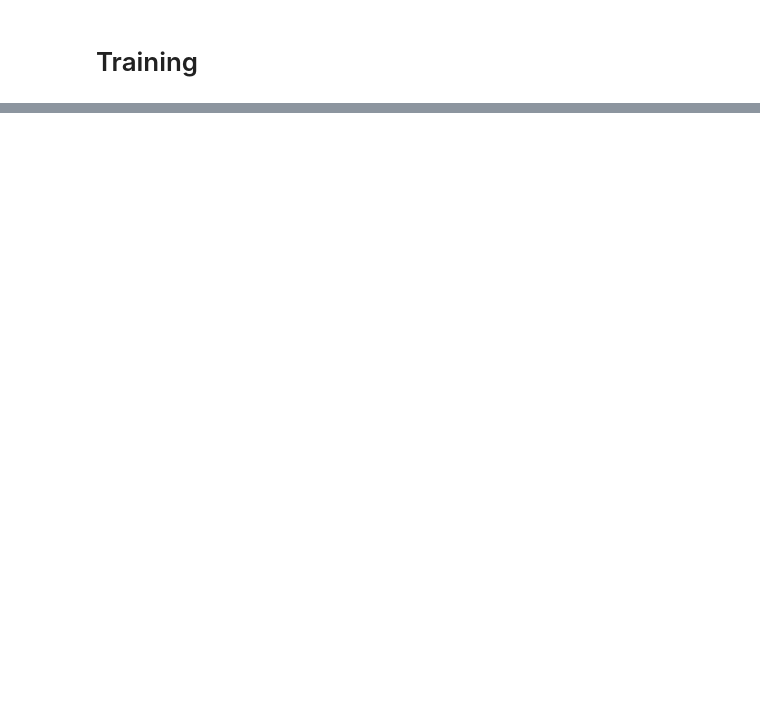
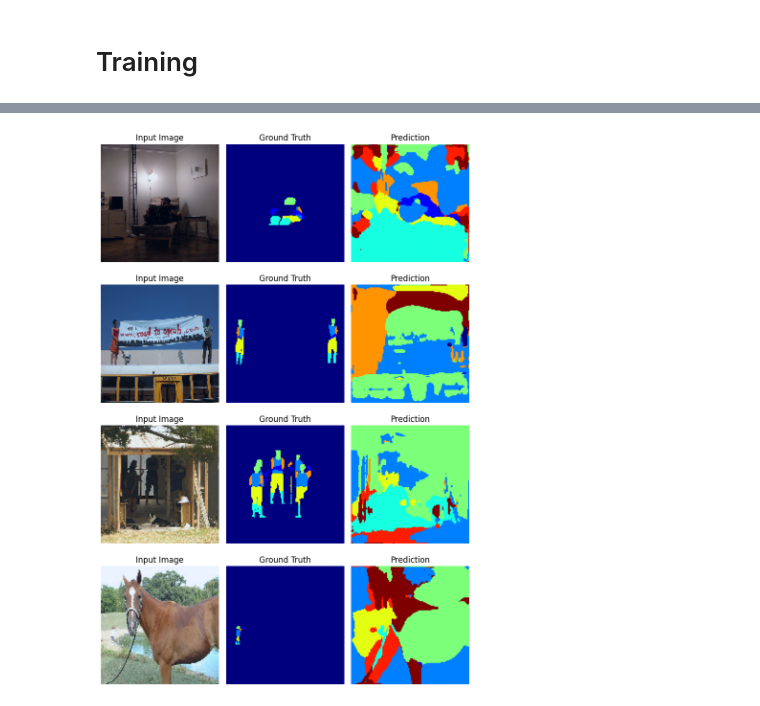
Before and after one commit to dkagramanyan/hierarchical_semantic_segmentation, a Jupyter notebook: model_train.ipynb, the cells around one changed output, grey strips where cells are left out. Saved outputs shown, nothing was run; the diff lists cells and outputs as text; code cells hidden in the pictures; blank space fills up the shorter version.

```diff
--- a/model_train.ipynb
+++ b/model_train.ipynb
@@ -219,14 +225,14 @@ root_path = 'hierarchical_semantic_segmentation/Pascal-part'
 save = "hierarchical_semantic_segmentation/checkpoints"
 
 epochs = 100
-batch =128
+batch =64
 lr = 1e-3
 # device='cpu'
 device='cuda'
 
-# resize_shape = (128,128)
+resize_shape = (128,128)
 # resize_shape = (100,100)
-resize_shape = (64,64)
+# resize_shape = (64,64)
 
 # Model
 model = U2Net_Hierarchical(num_classes=9).to(device)
@@ -351,16 +371,18 @@ def visualize_predictions(model, test_loader, device, num_images=4):
 # %%
 #path to dataset root
 root_path = 'hierarchical_semantic_segmentation/Pascal-part'
 #path to save checkpoints
 
 # device='cpu'
 device='cuda'
 
-# resize_shape = (128,128)
-resize_shape = (100,100)
+resize_shape = (128,128)
+# resize_shape = (64,64)
 
 val_ds = SegmentationDataset(root_path, split="val",resize_shape=resize_shape)
 val_loader = DataLoader(val_ds, batch_size=batch, shuffle=False, num_workers=4, pin_memory=True)
 
 
 visualize_predictions(model, val_loader, device, num_images=4)
+# %% [output]
+[figure, added]
```
Also changed, not shown: parts of 3 cells of this notebook.
